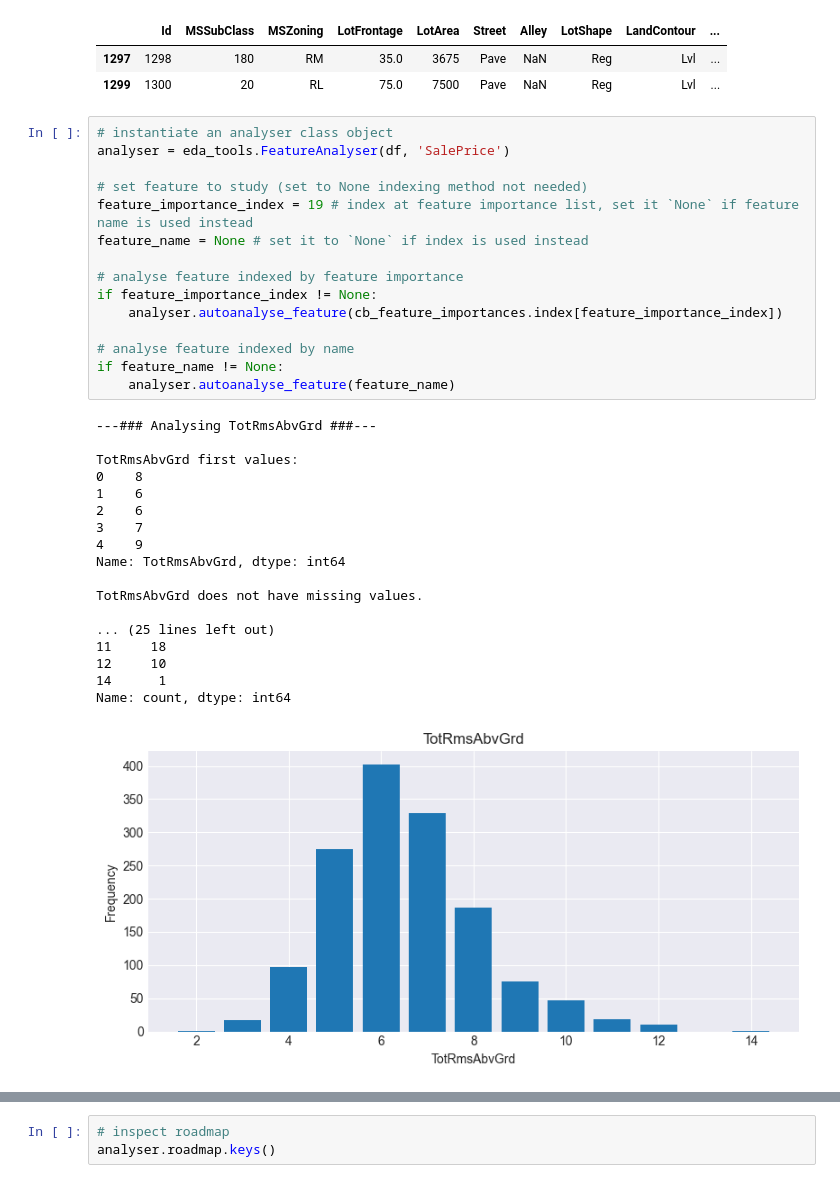
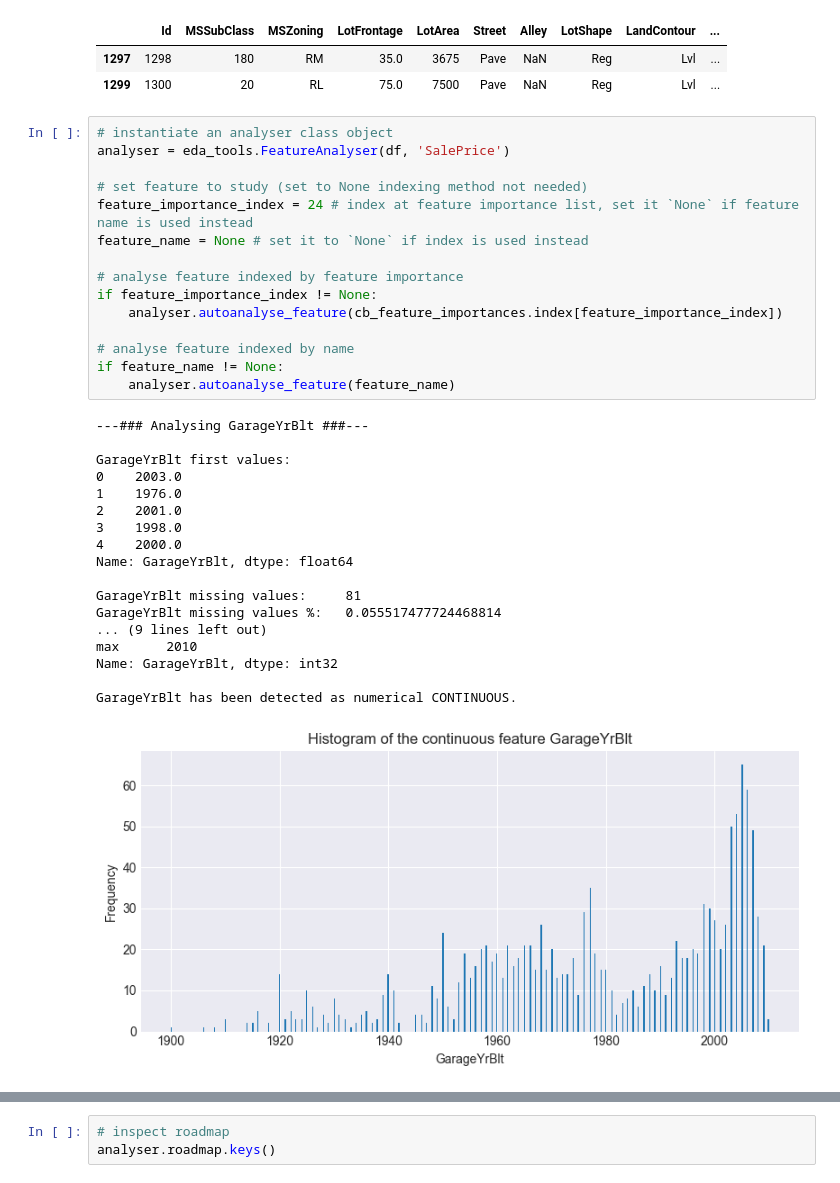
Before and after one commit to lopez-davcio/learning-journal, a Jupyter notebook: ames-housing-regression/ames-housing-analysis.ipynb, the cells around one changed output, grey strips where cells are left out. Cells and saved outputs as stored; diff of their text form.

Commit message:
EDA: Analyse 'HalfBath', 'SaleCondition', 'YearRemodAdd' and 'GarageYrBlt'

```diff
--- a/ames-housing-regression/ames-housing-analysis.ipynb
+++ b/ames-housing-regression/ames-housing-analysis.ipynb
@@ -149,34 +149,34 @@ df.iloc[1297:1299]
 # %%
 # instantiate an analyser class object
 analyser = eda_tools.FeatureAnalyser(df, 'SalePrice')
 
 # set feature to study (set to None indexing method not needed)
-feature_importance_index = 19 # index at feature importance list, set it `None` if feature name is used instead
+feature_importance_index = 24 # index at feature importance list, set it `None` if feature name is used instead
 feature_name = None # set it to `None` if index is used instead
 
 # analyse feature indexed by feature importance
 if feature_importance_index != None:
     analyser.autoanalyse_feature(cb_feature_importances.index[feature_importance_index])
 
 # analyse feature indexed by name
 if feature_name != None:
     analyser.autoanalyse_feature(feature_name)
 # %% [output]
----### Analysing TotRmsAbvGrd ###---
+---### Analysing GarageYrBlt ###---
 
-TotRmsAbvGrd first values:
-0    8
-1    6
-2    6
-3    7
-4    9
-Name: TotRmsAbvGrd, dtype: int64
+GarageYrBlt first values:
+0    2003.0
+1    1976.0
+2    2001.0
+3    1998.0
+4    2000.0
+Name: GarageYrBlt, dtype: float64
 
-TotRmsAbvGrd does not have missing values.
+GarageYrBlt missing values:     81
+GarageYrBlt missing values %:   0.055517477724468814
+... (9 lines left out)
+max      2010
+Name: GarageYrBlt, dtype: int32
 
-... (25 lines left out)
-11     18
-12     10
-14      1
-Name: count, dtype: int64
+GarageYrBlt has been detected as numerical CONTINUOUS.
-[figure, old version]
+[figure, new version]
```
Also changed, not shown: parts of 4 cells of this notebook, 1 other file.
